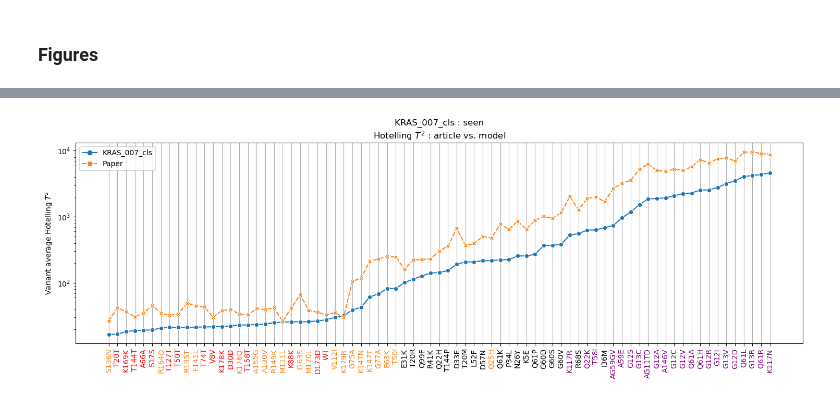
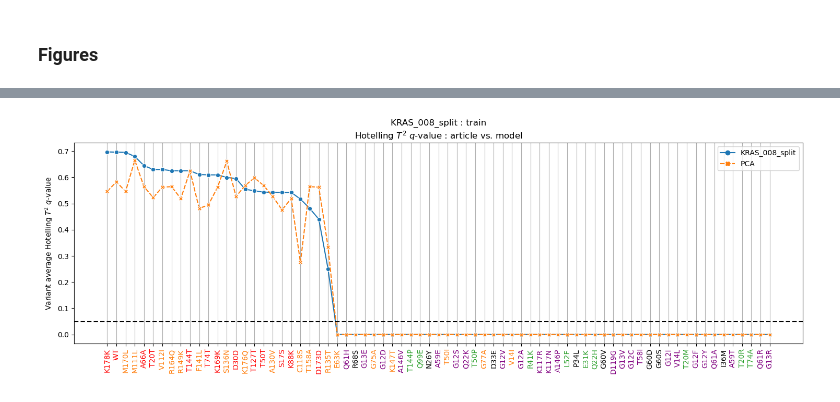
Before and after one commit to Lucas-Gui/sc_contrast, a Jupyter notebook: impact_scores.ipynb, the cells around one changed output, grey strips where cells are left out. Saved outputs shown, nothing was run; the diff lists cells and outputs as text; code cells hidden in the pictures.

Commit message:
Make colors coherent

```diff
--- a/impact_scores.ipynb
+++ b/impact_scores.ipynb
@@ -203,7 +195,7 @@ plt.plot(df.Recomputed - df.Paper)
 # %% [markdown]
 # Model
 # %%
-run_name = 'KRAS_007_cls'
+run_name = 'KRAS_008_split'
 dir_name = join('models',run_name)
 ! cat models/{run_name}/config.ini
 # %% [output]
@@ -275,7 +273,7 @@ Embedding dimension : 20
 # %% [markdown]
 ### Scoring
 # %%
-subset = 'seen' #unseen does not mean much as we have to few controls
+subset = 'train' #unseen does not mean much as we have too few controls
 df = df_dict[subset]
 embeds = emb_dict[subset]
 
@@ -310,14 +324,22 @@ result
 # %% [markdown]
 ### Figures
+# %%
+variant_class_cmap = {
+    'Synonymous':'C7',
+    'WT-like':'C4',
+    'Impactful I':'C2',
+    'Impactful II':'C5',
+    'Impactful III':'C6',
+    'Impactful IV':'C3',
+}
 # %%
-def color_tick(ticklabel):
+def color_tick(ticklabel, ):
     variant = ticklabel.get_text()
+    color = 'k'
     if control_status[variant ] :
-        ticklabel.set_color('red')
+        color = variant_class_cmap['Synonymous']
     else:
-        if metadata.loc[variant, 'Variant functional class']=='WT-like':
-            ticklabel.set_color('C1')
-        if metadata.loc[variant, 'Variant functional class']=='Impactful IV (gain-of-function)':
-            ticklabel.set_color('purple')
+        color = variant_class_cmap[metadata.loc[variant, 'Variant functional class']]
         # if metadata.loc[variant, 'Variant functional class']=='WT-like':
         #     ticklabel.set_color('orange')
+    ticklabel.set_color(color)
@@ -324,17 +394,18 @@ def color_tick(ticklabel):
 # %%
 plt.gcf().set_size_inches(18, 5);
-df = pd.concat((result['HotellingT2.mean'].rename(run_name), metadata['HotellingT2'].rename('Paper')), axis=1).dropna()
-df = df.sort_values(run_name)
+df = pd.concat((result['HotellingT2.q'].rename(run_name), metadata['HotellingT2.q'].rename('PCA')), axis=1).dropna()
+df = df.sort_values(run_name, ascending=False)
 sns.lineplot(data=df, markers=True)
-plt.yscale('log')
+# plt.yscale('log')
 plt.xticks(rotation=90)
 
 for ticklabel in plt.gca().get_xticklabels():
-    color_tick(ticklabel)
+   color_tick(ticklabel)
 
-plt.title(f'{run_name} : {subset}\nHotelling $T^2$ : article vs. model')
-plt.ylabel('Variant average Hotelling $T^2$')
+plt.title(f'{run_name} : {subset}\nHotelling $T^2$ $q$-value : article vs. model')
+plt.ylabel('Variant average Hotelling $T^2$ $q$-value')
 plt.grid(axis='x')
-plt.savefig(save_dir+f'/{subset}_T2.pdf');
+plt.axhline(0.05, dashes=[4,2], color='k')
+plt.savefig(save_dir+f'/{subset}_T2_q.pdf');
 # %% [output]
-[figure, old version]
+[figure, new version]
```
Also changed, not shown: parts of 19 cells of this notebook.
